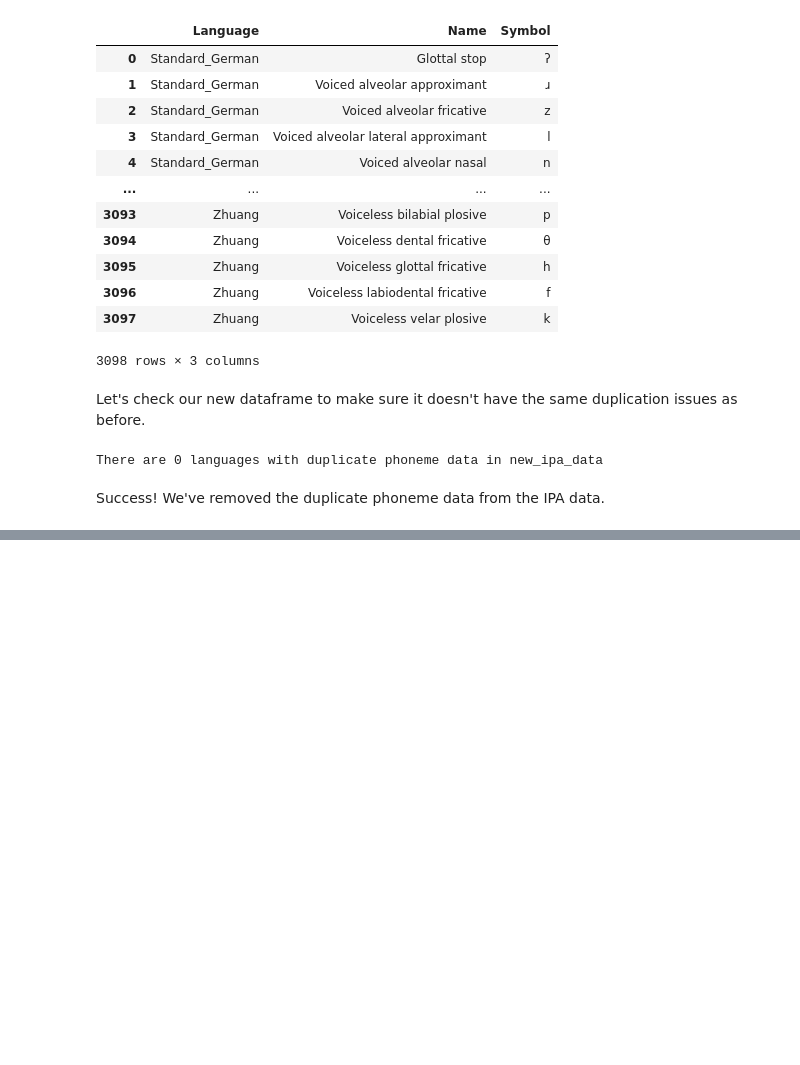
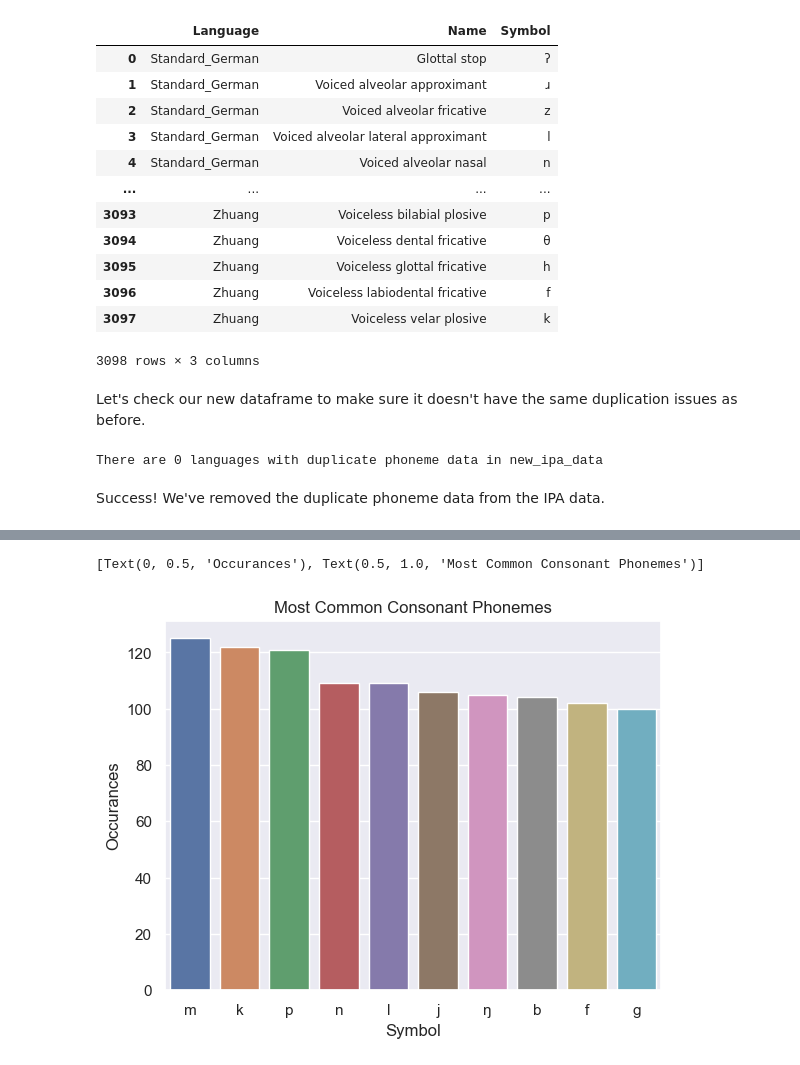
Before and after one commit to anthonyjk/International-Phonetics, a Jupyter notebook: IPA Visualizations.ipynb, the cells around one changed output, grey strips where cells are left out. Cells and saved outputs as stored; diff of their text form; code cells hidden in the pictures; blank space fills up the shorter version.

```diff
--- a/IPA Visualizations.ipynb
+++ b/IPA Visualizations.ipynb
@@ -158,0 +141,25 @@ lang_count_data
+# %%
+ph_count_data = pd.DataFrame([])
+ph_count_data.insert(0, "Name", []) # We won't be labelling with the phoneme's name, but useful to have if needed
+ph_count_data.insert(1, "Symbol", []) # The IPA Symbol corresponding to the phoneme
+ph_count_data.insert(2, "Count", []) # Number of occurances in dataset
+ph_count_data.insert(3, "Manner", []) # We'll use this for later plots
+
+# Creating a dataframe with number of overall phoneme occurances in the data
+dex = 0
+for ph in phoneme_dict:
+    ph_count = len(new_ipa_data[new_ipa_data['Name'] == ph])
+    ph_count_data.loc[dex] = [ph, phoneme_dict[ph], ph_count, ph.split(' ')[-1]]
+    dex += 1
+
+ph_count_data = ph_count_data.sort_values('Count', ascending=False)
+# %%
+sb.set_theme(style='darkgrid')
+
+# Seaborn plot
+ph_plot = sns.barplot(ph_count_data, x=ph_count_data['Symbol'][0:10], y=ph_count_data['Count'][0:10])
+ph_plot.tick_params(axis='x', labelrotation=0)
+ph_plot.set(ylabel="Occurances", title="Most Common Consonant Phonemes")
+# %% [output]
+[Text(0, 0.5, 'Occurances'), Text(0.5, 1.0, 'Most Common Consonant Phonemes')]
+[figure, added]
```
Also changed, not shown: parts of 16 cells of this notebook, 7 other files.
